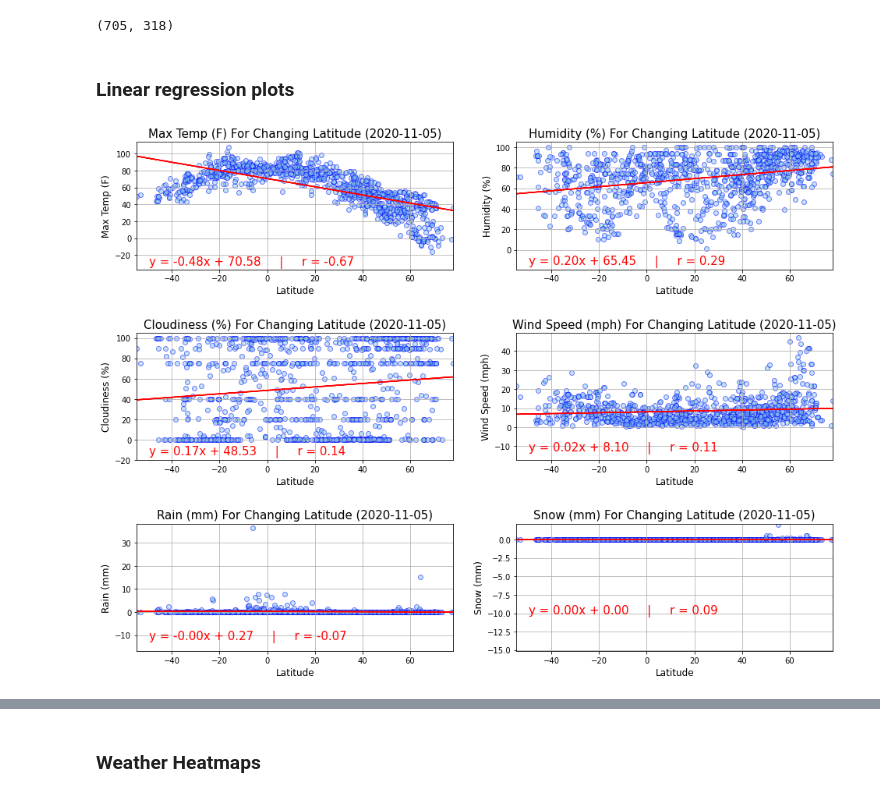
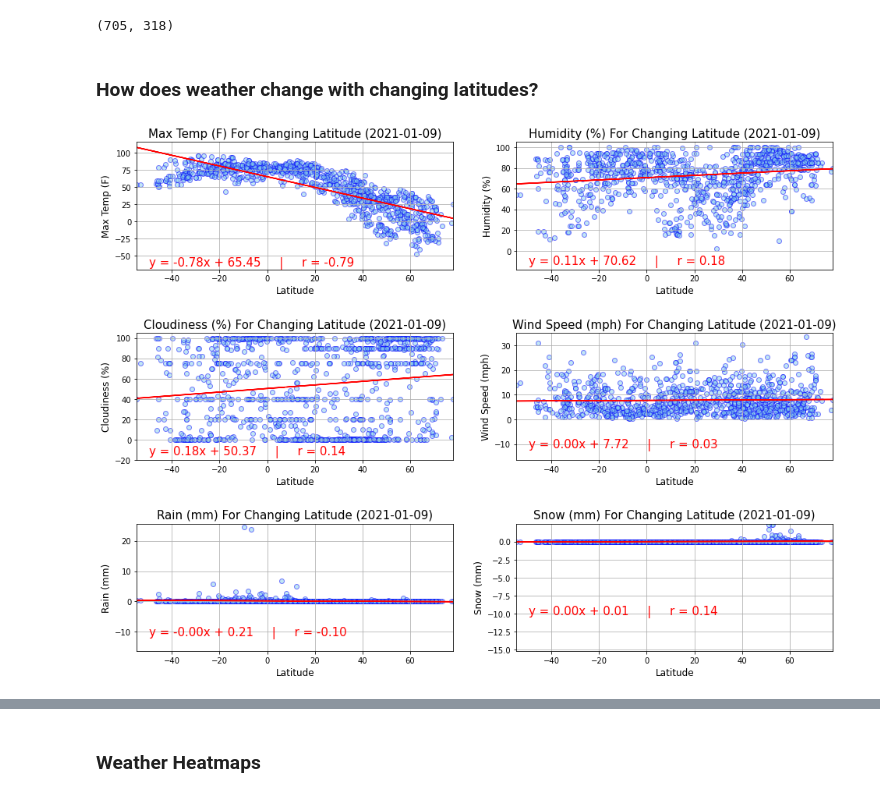
Before and after one commit to tri-bui/sandbox-mappers, a Jupyter notebook: weatherpy/2-visualize.ipynb, the cells around one changed output, grey strips where cells are left out. Drawn from its saved outputs; the diff is of its cells as text; code cells hidden in the pictures.

Commit message:
Recollect weather data and refactor notebook 2

```diff
--- a/weatherpy/2-visualize.ipynb
+++ b/weatherpy/2-visualize.ipynb
@@ -20,6 +20,7 @@ import config
 gmaps.configure(api_key=config.GMAPS_API_KEY)
 # %%
-# Load data
-weather = pd.read_csv('data/city_weather.csv')
+# Weather data
+weather = pd.read_csv('data/weather.csv')
+print(weather.info())
 weather.head(2)
 # %% [output]
@@ -33,68 +51,73 @@ south_weather = weather[weather['Latitude'] < 0]
 north_weather.shape[0], south_weather.shape[0]
 # %% [output]
 (705, 318)
-# %% [markdown]
-### Linear regression plots
+# %% [markdown]
+### How does weather change with changing latitudes?
 # %%
-def weather_linreg(y, x='Latitude', data=weather, ax=plt, text_loc=None, x_suffix=''):
+# Get weather date
+w_date = weather.loc[0, 'Time'][:10]
+
+def weather_linreg(y, x='Latitude', data=weather, ax=plt, text_loc=None, date=w_date, x_suffix=''):
 
     '''
     Plot a weather feature against the latitude, including the regression line.
 
     Args:
-        [1] y (array-like) - name of weather feature
-        [2] x (array-like) - name of latitude feature
+        [1] y (str) - name of weather feature
+        [2] x (str) - name of latitude feature
         [3] data (Pandas dataframe) - weather data
         [4] ax (Matplotlib axis) - axis to plot on
-        [5] text_loc (tuple(int, int)) - coordinates to for text annotation
-        [6] x_suffix (str) - suffix to add to x-label
-
-    Returns: None
+        [5] text_loc (tuple(int, int)) - coordinates for text annotation
+        [6] date (str) - date of the weather data
+        [7] x_suffix (str) - suffix to add to x-label
     '''
 
     # Linear regression
-    m, b, r, p, s = linregress(data[x], data[y]) # regression line
-    line = m * data[x] + b # line values
-    eq = f'y = {m:.2f}x + {b:.2f}     |     r = {r:.2f}' # equation string
+    m, b, r, p, s = linregress(data[x], data[y]) # slope, y-int, correlation coef, p-val, stderr
+    line = m * data[x] + b # regression line
+    eq = f'y = {m:.2f}x + {b:.2f}     |     r = {r:.2f}' # regression equation and correlation coef
 
     # Plot points and line
     ax.scatter(data[x], data[y], alpha=0.5, c='skyblue', edgecolor='blue')
-    ax.plot(data[x], line, 'red')
+    ax.plot(data[x], line, c='red')
 
     # Annotate equation and correlation
-    if text_loc is None:
-        ax.set_xlim(data[x].min(), data[x].max())
-        ax.set_ylim(ax.get_ylim()[0] - 15, ax.get_ylim()[1])
-        text_loc = (ax.get_xlim()[0] + 5, ax.get_ylim()[0] + 5)
-    ax.annotate(eq, text_loc, c='red', fontsize=15)
+    try: # only works if ax is an axis, not the pyplot module
+        if text_loc is None:
+            ax.set_xlim(data[x].min(), data[x].max())
+            ax.set_ylim(ax.get_ylim()[0] - 15, ax.get_ylim()[1])
+            text_loc = (ax.get_xlim()[0] + 5, ax.get_ylim()[0] + 5)
+        ax.annotate(eq, text_loc, c='red', fontsize=15)
+    except:
+        print('No annotation')
 
-    # Units
-    if y == 'Max Temp': # degrees Fahrenheit
-        y += ' (F)'
-    elif y == 'Wind Speed': # miles per hour
-        y += ' (mph)'
+    # Add units to y-label
+    if y == 'Max Temp':
+        y += ' (F)' # degrees Fahrenheit
+    elif y == 'Wind Speed':
+        y += ' (mph)' # miles per hour
     elif y in 'Rain Snow':
-        y += ' (mm)'
-    else: # percent humidity and cloudiness
-        y += ' (%)'
+        y += ' (mm)' # millimeters of rain or snow
+    else:
+        y += ' (%)' # percent humidity or cloudiness
 
     # Formatting
-    ax.set_title(y + ' For Changing ' + x + f' ({data.iloc[0, 3][:10]})', fontsize=15)
+    ax.set_title(f"{y} For Changing {x} ({date})", fontsize=15)
     ax.set_ylabel(y, fontsize=12)
     ax.set_xlabel(x + x_suffix, fontsize=12)
     ax.grid()
 
 
 # Figure and axes
-weather_cols, j = ['Max Temp', 'Humidity', 'Cloudiness', 'Wind Speed', 'Rain', 'Snow'], 0
-n_wcols = len(weather_cols)
-fig, ax = plt.subplots(n_wcols // 2, 2, figsize=(16, n_wcols * 2))
-fig.subplots_adjust(hspace=0.5)
+weather_feats, j = ['Max Temp', 'Humidity', 'Cloudiness', 'Wind Speed', 'Rain', 'Snow'], 0
+n_cols = len(weather_feats) # number of weather features
+fig, ax = plt.subplots(n_cols // 2, 2, figsize=(16, n_cols * 2)) # create 2 columns of subplots
+fig.subplots_adjust(hspace=0.5) # add horizontal spacing
 
 # Weather subplots
-for i in range(n_wcols // 2):
-    weather_linreg(weather_cols[j], ax=ax[i][0])
-    weather_linreg(weather_cols[j+1], ax=ax[i][1])
+for i in range(n_cols // 2):
+    weather_linreg(weather_feats[j], ax=ax[i][0])
+    weather_linreg(weather_feats[j+1], ax=ax[i][1])
     j += 2
 # %% [output]
-[figure, old version]
+[figure, new version]
```
Also changed, not shown: parts of 10 cells of this notebook, 2 other files.
